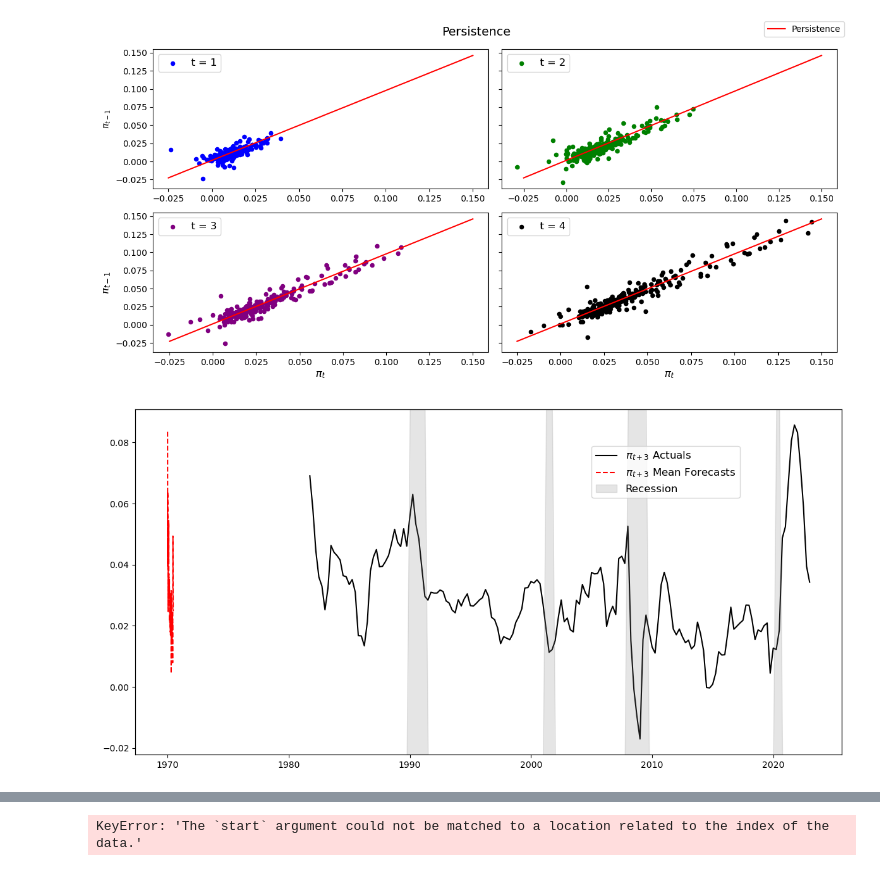
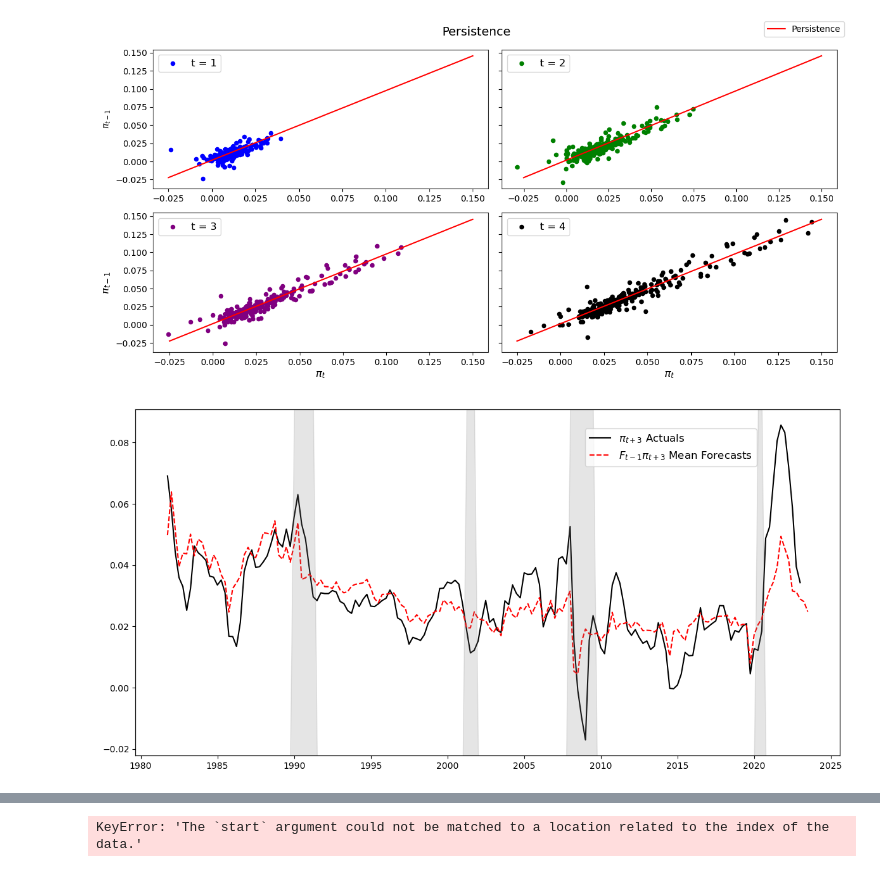
Before and after one commit to calvinmcelvain/expectation_replication, a Jupyter notebook: code/_004plots.ipynb, the cells around one changed output, grey strips where cells are left out. Saved outputs shown, nothing was run; the diff lists cells and outputs as text; code cells hidden in the pictures.

```diff
--- a/code/_004plots.ipynb
+++ b/code/_004plots.ipynb
@@ -102,30 +108,34 @@ fig.savefig('/Users/fogellmcmuffin/Documents/thesis/drafts/latex_draft/figs_n_ta
 # %%
 #####################
 ## Actuals vs Mean ##
 #####################
+mean_spf_trim = pd.read_csv('cleaned_data/mean_spf_trim.csv')
 vintage_trim = pd.read_csv('cleaned_data/vintage_trim.csv')
+
 vintage_trim['DATE'] = pd.to_datetime(vintage_trim['DATE'])
+mean_spf_trim['DATE'] = pd.to_datetime(mean_spf_trim['DATE'])
 vintage_trim = vintage_trim.loc[(vintage_trim['DATE'] >= '1981-09-01') & (vintage_trim['DATE'] <= '2022-12-31')]  # Filter data
 vintage_trim = vintage_trim.set_index('DATE')
+mean_spf_trim = mean_spf_trim.set_index('DATE')
 
 # Plotting
 fig, ax = plt.subplots(figsize=(12, 6))
 
 # Plot actuals and forecasts
 ax.plot(vintage_trim.index, vintage_trim['t3'], color="k", lw=1.5, label=r'$\pi_{t+3}$ Actuals')
-ax.plot(mean_spf_trim.index, mean_spf_trim['f_t3'], color='red', linestyle='dashed', lw=1.5, label=r'$\pi_{t+3}$ Mean Forecasts')
+ax.plot(mean_spf_trim.index, mean_spf_trim['f_t3'].shift(-3), color='red', linestyle='dashed', lw=1.5, label=r'$F_{t-1}\pi_{t+3}$ Mean Forecasts')
 
 # Add recession shading
 ax1 = ax.twinx()
-ax1.fill_between(vintage_trim.index, 0, vintage_trim['rec'], color='grey', alpha=0.2, label='Recession')
+ax1.fill_between(vintage_trim.index, 0, vintage_trim['rec'], color='grey', alpha=0.2)
 ax1.set_ylim(0, 1)
 ax1.get_yaxis().set_visible(False)
 
 # Legend and formatting
-fig.legend(loc='right', fontsize=12, bbox_to_anchor=(0.76, 0.75, 0.1, 0.12))
+fig.legend(loc='right', fontsize=12, bbox_to_anchor=(0.76, 0.75, 0.12, 0.25))
 plt.tight_layout()
 plt.show()
 fig.savefig('output/figures/act_errors_line.png', dpi=200)
 fig.savefig('/Users/fogellmcmuffin/Documents/thesis/drafts/latex_draft/figs_n_tables/act_errors_line.png', dpi=200)
 # %% [output]
-[figure, old version]
+[figure, new version]
```
Also changed, not shown: parts of 5 cells of this notebook, 10 other files.
